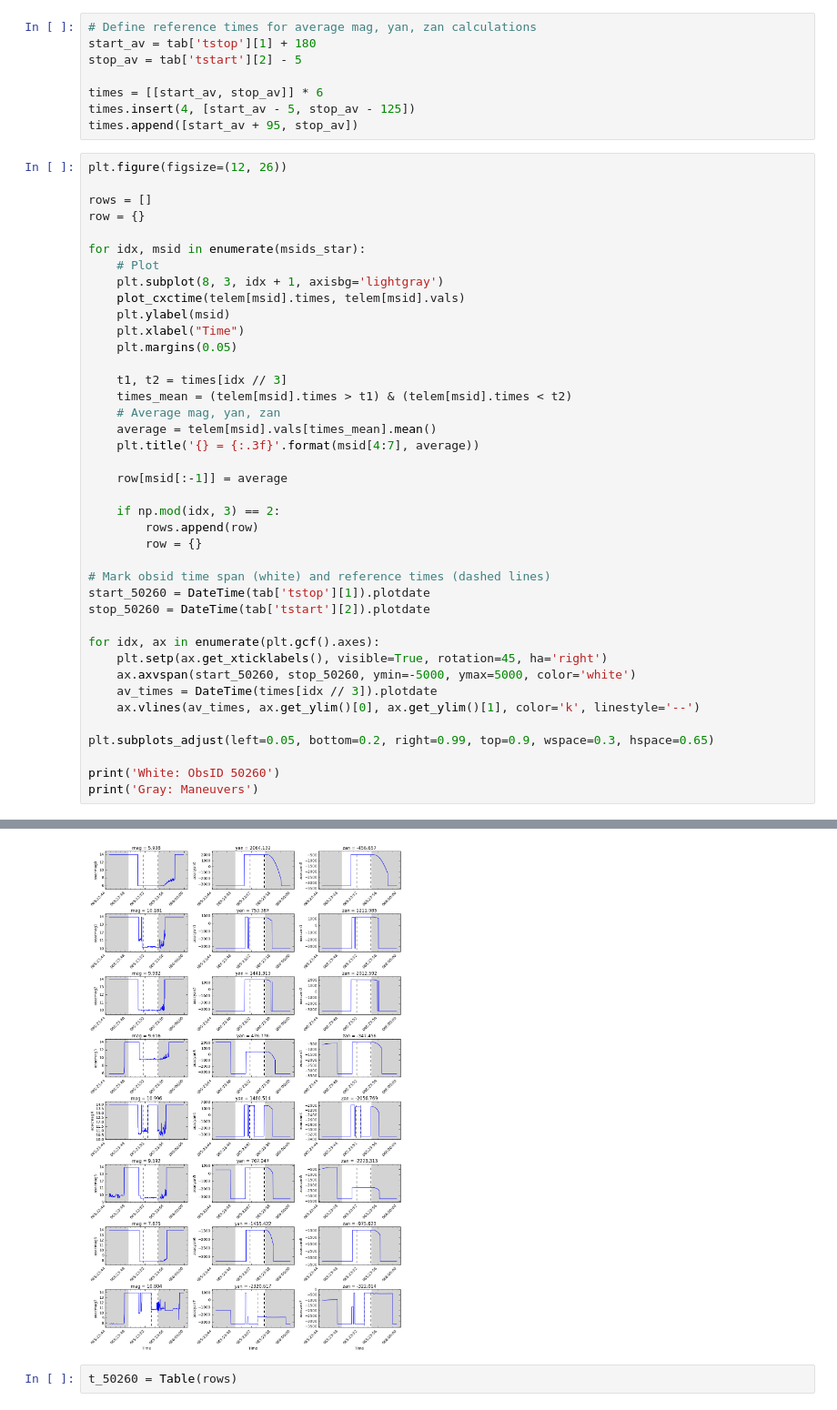
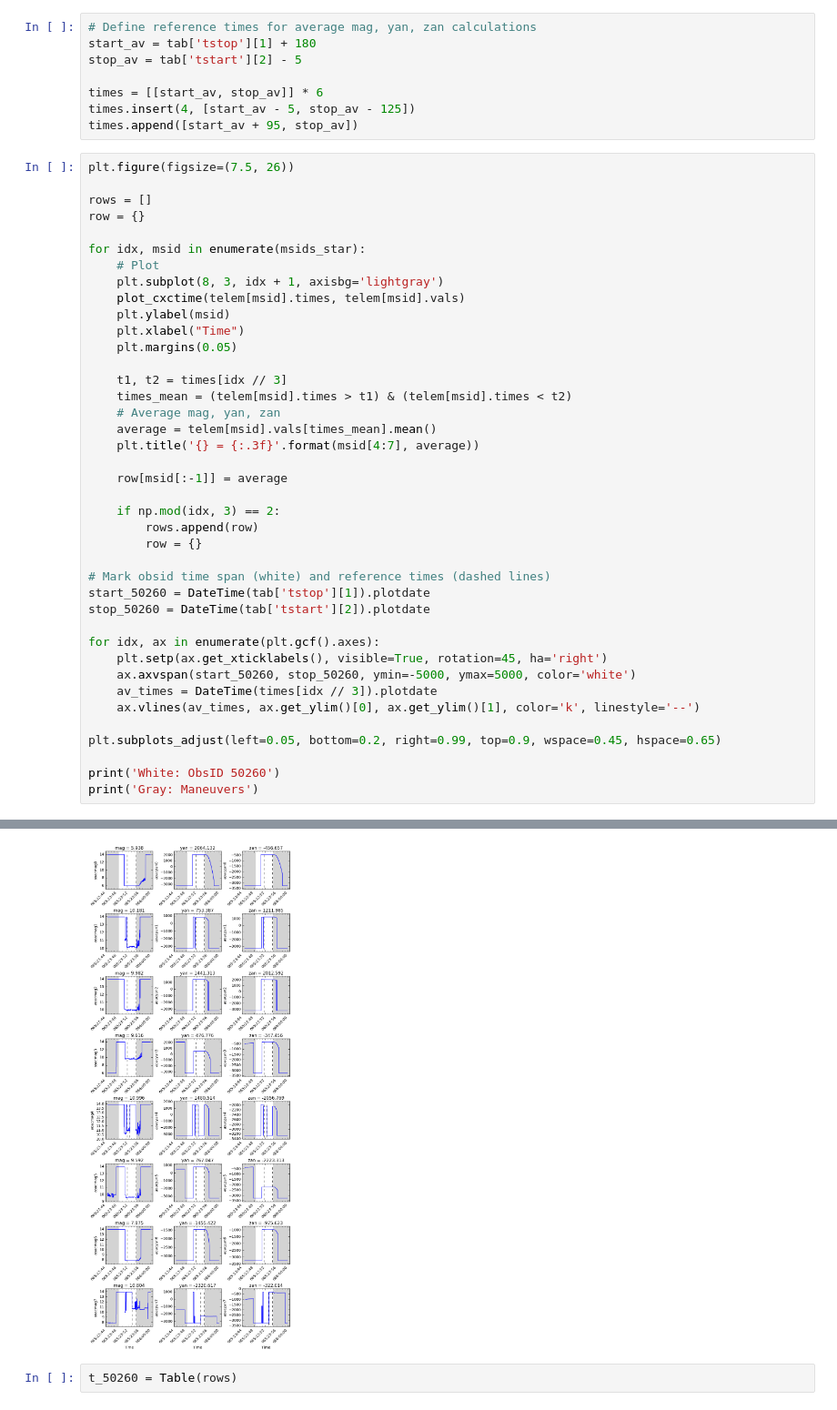
Before and after one commit to malgosias/nsm_2017_066, a Jupyter notebook: nsm_2017_066.ipynb, the cells around one changed output, grey strips where cells are left out. Shown at 91% size. Drawn from its saved outputs; the diff is of its cells as text.

Commit message:
Modified figure layout

```diff
--- a/nsm_2017_066.ipynb
+++ b/nsm_2017_066.ipynb
@@ -96,7 +96,7 @@ times = [[start_av, stop_av]] * 6
 times.insert(4, [start_av - 5, stop_av - 125])
 times.append([start_av + 95, stop_av])
 # %%
-plt.figure(figsize=(12, 26))
+plt.figure(figsize=(7.5, 26))
 
 rows = []
 row = {}
@@ -110,35 +110,35 @@ for idx, msid in enumerate(msids_star):
     plt.margins(0.05)
 
     t1, t2 = times[idx // 3]
     times_mean = (telem[msid].times > t1) & (telem[msid].times < t2)
     # Average mag, yan, zan
     average = telem[msid].vals[times_mean].mean()
     plt.title('{} = {:.3f}'.format(msid[4:7], average))
 
     row[msid[:-1]] = average
 
     if np.mod(idx, 3) == 2:
         rows.append(row)
         row = {}
 
 # Mark obsid time span (white) and reference times (dashed lines)
 start_50260 = DateTime(tab['tstop'][1]).plotdate
 stop_50260 = DateTime(tab['tstart'][2]).plotdate
 
 for idx, ax in enumerate(plt.gcf().axes):
     plt.setp(ax.get_xticklabels(), visible=True, rotation=45, ha='right')
     ax.axvspan(start_50260, stop_50260, ymin=-5000, ymax=5000, color='white')
     av_times = DateTime(times[idx // 3]).plotdate
     ax.vlines(av_times, ax.get_ylim()[0], ax.get_ylim()[1], color='k', linestyle='--')
 
-plt.subplots_adjust(left=0.05, bottom=0.2, right=0.99, top=0.9, wspace=0.3, hspace=0.65)
+plt.subplots_adjust(left=0.05, bottom=0.2, right=0.99, top=0.9, wspace=0.45, hspace=0.65)
 
 print('White: ObsID 50260')
 print('Gray: Maneuvers')
 # %% [output]
 White: ObsID 50260
 Gray: Maneuvers
-[figure, old version]
+[figure, new version]
 # %%
 t_50260 = Table(rows)
 # %%
```
Also changed, not shown: parts of 2 cells of this notebook.
